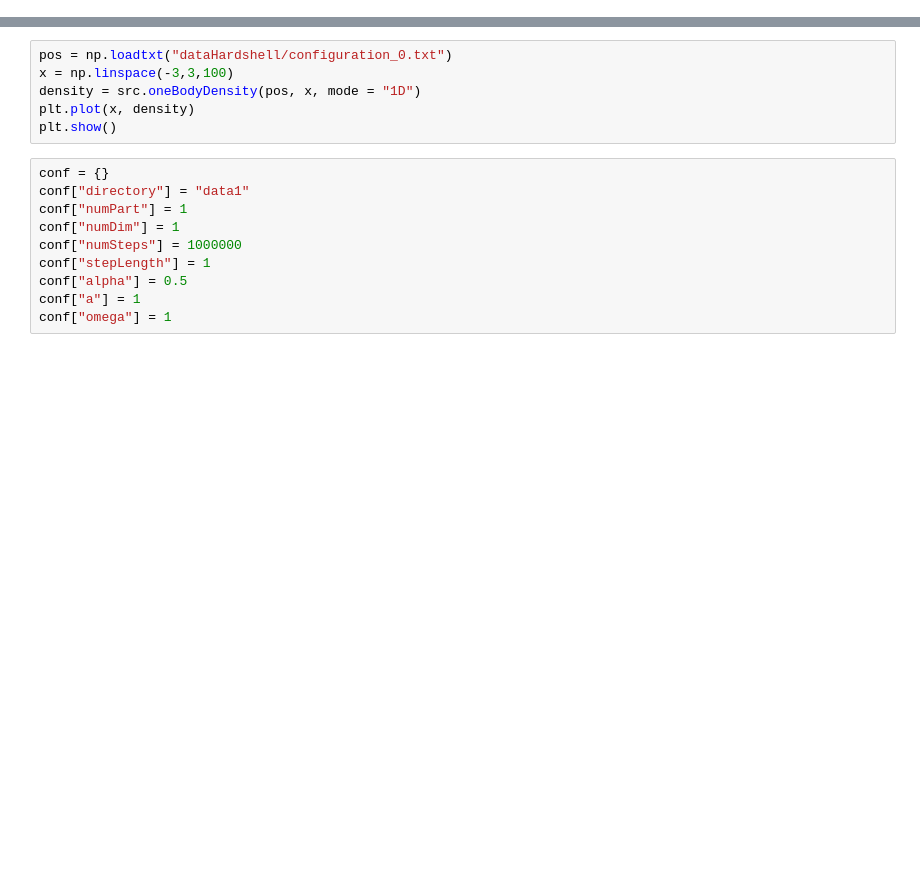
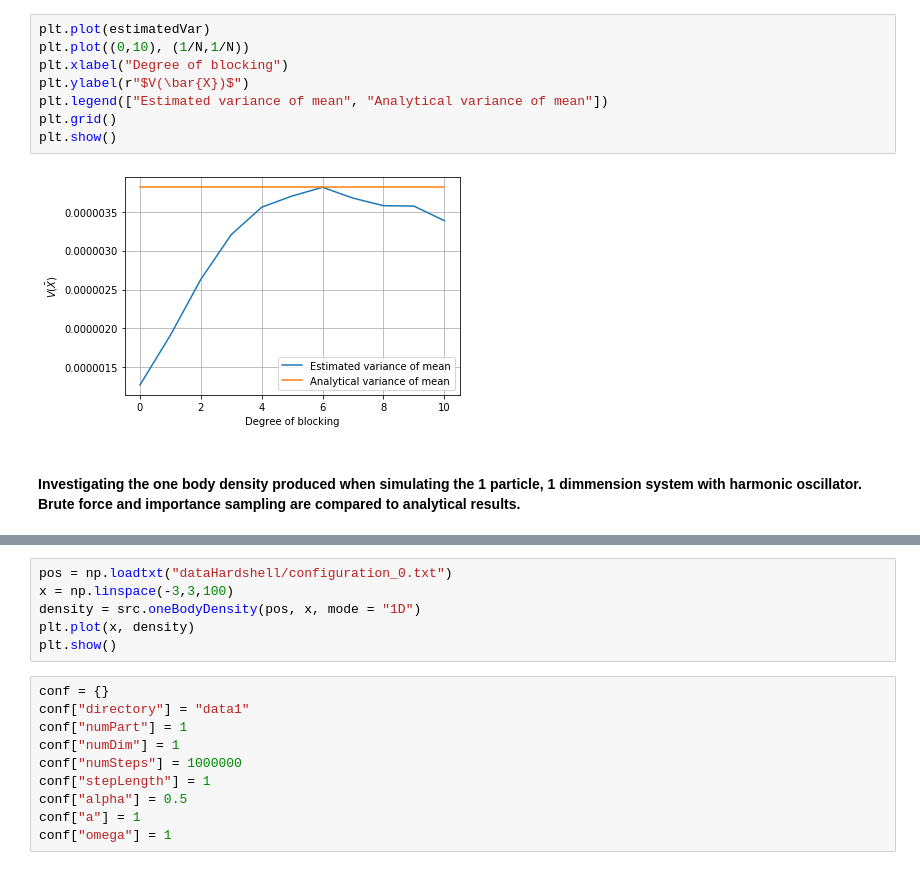
Before and after one commit to KristianWold/FYS4411, a Jupyter notebook: Project1/results.ipynb, the cells around one changed output, grey strips where cells are left out. Cells and saved outputs as stored; diff of their text form; blank space fills up the shorter version.

```diff
--- a/Project1/results.ipynb
+++ b/Project1/results.ipynb
@@ -14,0 +35,12 @@ The autoreload extension is already loaded. To reload it, use:
+# %%
+plt.plot(estimatedVar)
+plt.plot((0,10), (1/N,1/N))
+plt.xlabel("Degree of blocking")
+plt.ylabel(r"$V(\bar{X})$")
+plt.legend(["Estimated variance of mean", "Analytical variance of mean"])
+plt.grid()
+plt.show()
+# %% [output]
+[figure, added]
+# %% [markdown]
+#### Investigating the one body density produced when simulating the 1 particle, 1 dimmension system with harmonic oscillator. Brute force and importance sampling are compared to analytical results.
```
Also changed, not shown: parts of 29 cells of this notebook, 1 other file.
